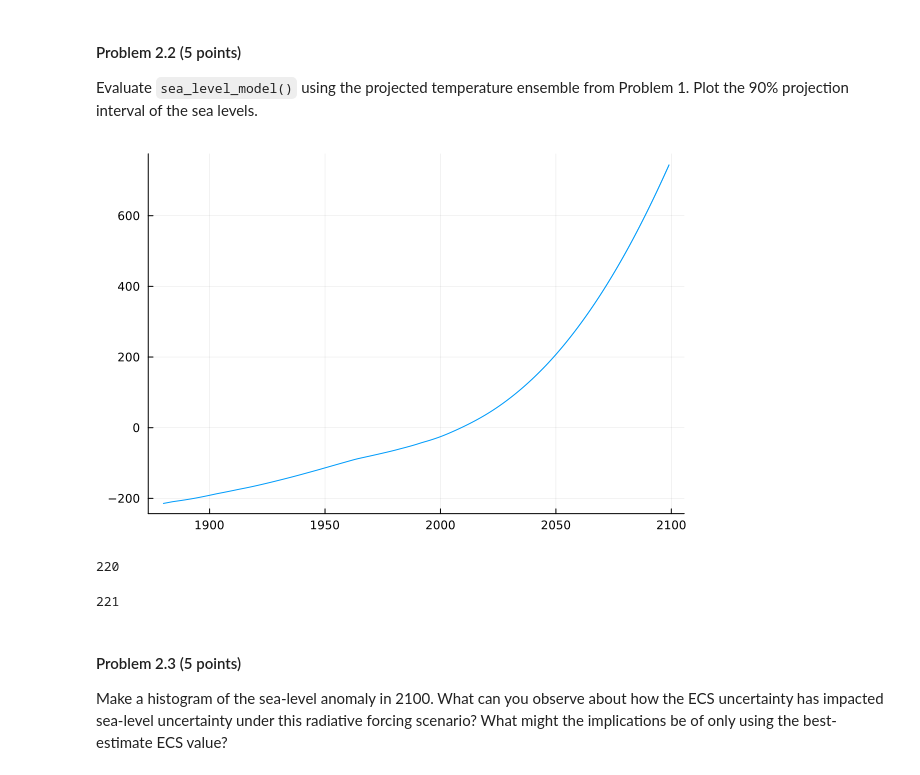
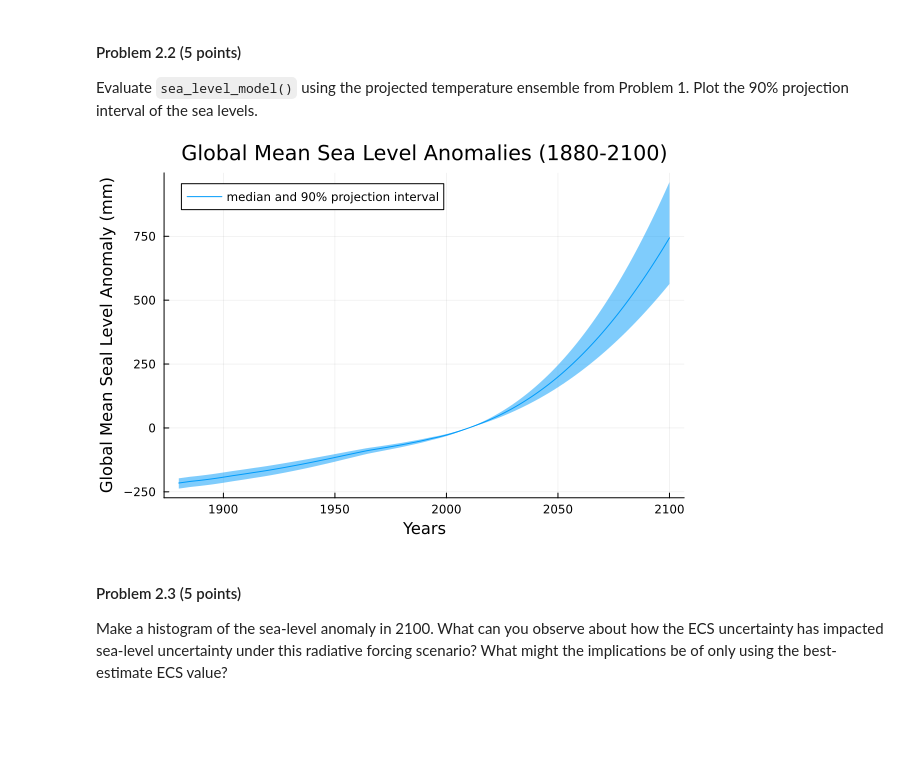
Before and after one commit to BEE4750-FA23/hw3-christinemswanson, a Jupyter notebook: hw03.ipynb, the cells around one changed output. Drawn from its saved outputs; the diff is of its cells as text; code cells hidden in the pictures; blank space fills up the shorter version.

```diff
--- a/hw03.ipynb
+++ b/hw03.ipynb
@@ -346,17 +325,23 @@ years_1880_2100_up = t[131:350]; # need to adjust years vector by 1
-# %%
-y_axis = sea_level_model(temp_median)
-plot(years_1880_2100_up, y_axis, legend = false,
-ribbon = (temp_median - temp_lower_quantile, temp_upper_quantile - temp_median))
-# %% [output]
-[figure, removed]
-# %%
-length(y_axis)
-# %% [output]
-220
-# %%
-length(years_1880_2100)
-# %% [output]
-221
+# %%
+# test code...FIX THIS TO MAKE IT SIMPLER/BETTER VARIABLE NAMES!
+# this code is more concise than what I used for problem 1.2,
+# but I do not want to go back and fix problem 1.2 because it still works
+temp_samples = [energy_balance_model(S, forcing_aerosol_85, forcing_non_aerosol_85) for S in draw_log];
+sea_samples = [sea_level_model(temp) for temp in temp_samples];
+# %%
+# again, update this code to avoid using hcat, etc.
+sea_samples_matrix = hcat(sea_samples...)' # make 2D matrix from sea_samples
+
+# compute median, upper and lower quantiles
+sea_level_05 = [quantile(sea_samples_matrix[:,i], 0.05) for i in 1:length(t[years])];
+sea_level_95 = [quantile(sea_samples_matrix[:,i], 0.95) for i in 1:length(t[years])];
+sea_level_50 = [median(sea_samples_matrix[:,i]) for i in 1:length(t[years])];
+# %%
+plot(t[years], sea_level_50, ribbon = (sea_level_50 .- sea_level_05, sea_level_95 .- sea_level_50),
+label = "median and 90% projection interval", xlabel = "Years", ylabel = "Global Mean Seal Level Anomaly (mm)",
+legend=:topleft, title = "Global Mean Sea Level Anomalies (1880-2100)")
+# %% [output]
+[figure, added]
 # %% [markdown]
 #### Problem 2.3 (5 points)
 
```
Also changed, not shown: parts of 12 cells of this notebook.
